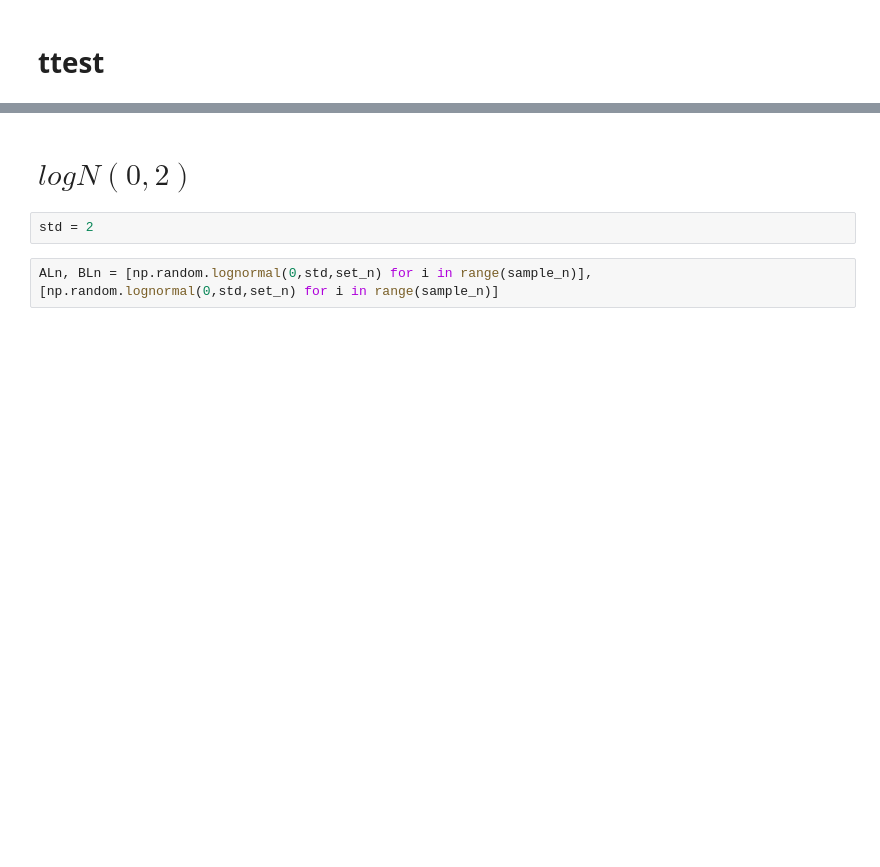
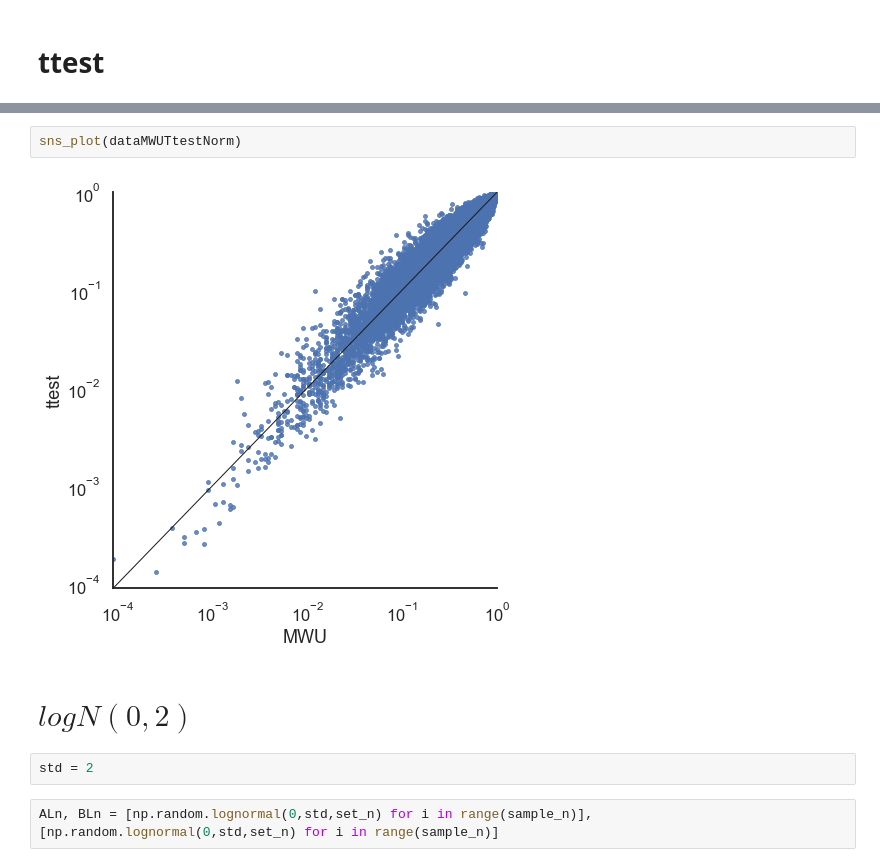
Before and after one commit to statisticalbiotechnology/parallelPermutationTest, a Jupyter notebook: Comparison 2 Accuracy-Calibration-LargerSamples.ipynb, the cells around one changed output, grey strips where cells are left out. Drawn from its saved outputs; the diff is of its cells as text; blank space fills up the shorter version.

```diff
--- a/Comparison 2 Accuracy-Calibration-LargerSamples.ipynb
+++ b/Comparison 2 Accuracy-Calibration-LargerSamples.ipynb
@@ -111,3 +152,7 @@ multiple_plot(pd.concat((pDfTtest, pDfMW, pDfExact)), "figures/calibration/large
+# %%
+sns_plot(dataMWUTtestNorm)
+# %% [output]
+[figure, added]
 # %% [markdown]
 # $log N(0,2)$
 # %%
```
Also changed, not shown: parts of 21 cells of this notebook, 3 other files.
